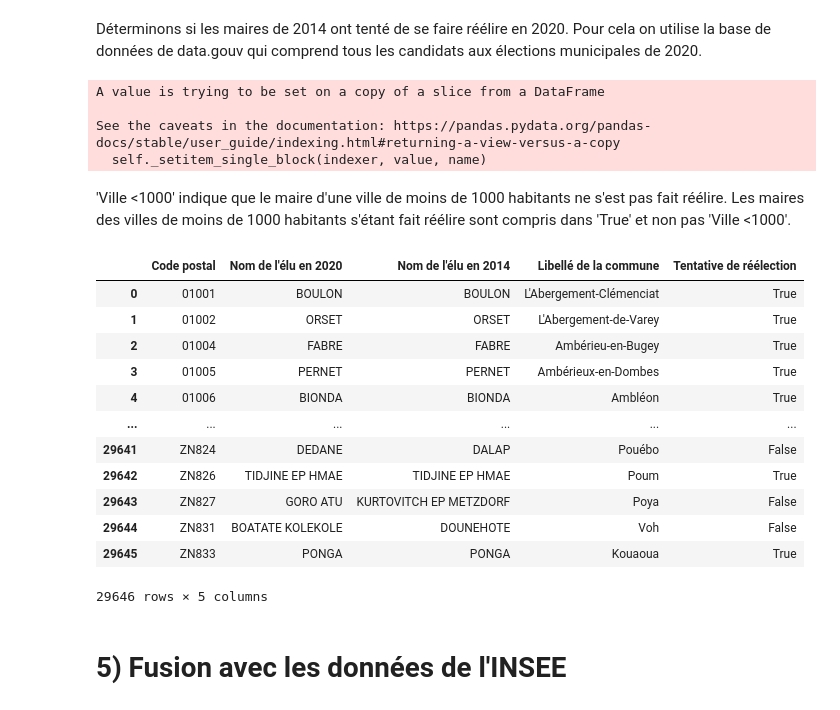
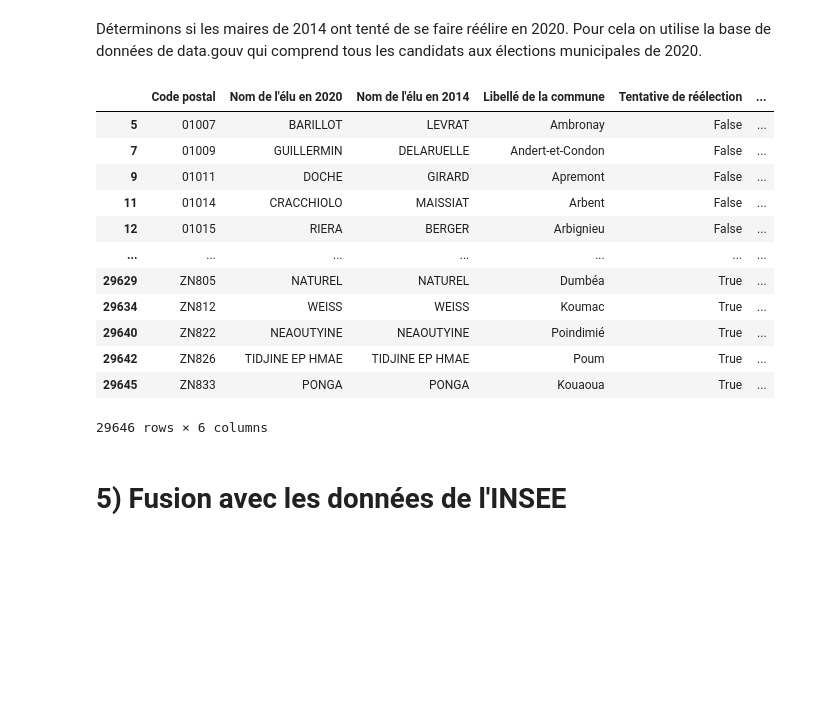
Before and after one commit to HenrideT/Projet_Python, a Jupyter notebook: Récupération.ipynb, the cells around one changed output. Drawn from its saved outputs; the diff is of its cells as text; code cells hidden in the pictures; blank space fills up the shorter version.

Commit message:
Modifications pour les maires candidats à leurs successions

```diff
--- a/Récupération.ipynb
+++ b/Récupération.ipynb
@@ -283,3 +277,6 @@ candidats_2020.reset_index(drop=True, inplace=True)
+# %%
+noms = [f'Nom.{i}' for i in range(1,62)]
+noms.insert(0, 'Nom')
 # %%
 # Fonction qui va servir à donner le même format à tous les noms
 def mise_aux_normes(ligne):
@@ -301,38 +287,45 @@ candidats_2020['Code postal'] = candidats_2020['Code du département'].astype(st
-# %%
-# Attention, l'éxécution de cette cellule prend plusieurs minutes !
-
-# Par défaut, on considère que les maires se représentent
-municipales_2014_et_2020['Tentative de réélection'] = True
-for cpt, maire in enumerate(municipales_2014_et_2020["Nom de l'élu en 2014"]):
-    # Si le maire de 2020 n'est pas celui de 2014, on regarde s'il a tenté de se faire réélire
-    if maire != municipales_2014_et_2020["Nom de l'élu en 2020"].iloc[cpt]:
-        ville = municipales_2014_et_2020['Code postal'].iloc[cpt]
-        municipales_2014_et_2020['Tentative de réélection'].iloc[cpt] = maire in candidats_2020.loc[candidats_2020['Code postal']==ville]['Nom candidat']
-        if len(candidats_2020.loc[candidats_2020['Code postal']==ville]['Nom candidat'])<1:
-            municipales_2014_et_2020['Tentative de réélection'].iloc[cpt] = 'Ville <1000'
-# %% [output]
-A value is trying to be set on a copy of a slice from a DataFrame
-
-See the caveats in the documentation: https://pandas.pydata.org/pandas-docs/stable/user_guide/indexing.html#returning-a-view-versus-a-copy
-  self._setitem_single_block(indexer, value, name)
-# %% [markdown]
-'Ville <1000' indique que le maire d'une ville de moins de 1000 habitants ne s'est pas fait réélire. Les maires des villes de moins de 1000 habitants s'étant fait réélire sont compris dans 'True' et non pas 'Ville <1000'.
-# %%
-municipales_2014_et_2020
-# %% [output]
-|  | Code postal | Nom de l'élu en 2020 | Nom de l'élu en 2014 | Libellé de la commune | Tentative de réélection |
-| 0 | 01001 | BOULON | BOULON | L'Abergement-Clémenciat | True |
-| 1 | 01002 | ORSET | ORSET | L'Abergement-de-Varey | True |
-| 2 | 01004 | FABRE | FABRE | Ambérieu-en-Bugey | True |
-| 3 | 01005 | PERNET | PERNET | Ambérieux-en-Dombes | True |
-| 4 | 01006 | BIONDA | BIONDA | Ambléon | True |
-| ... | ... | ... | ... | ... | ... |
-| 29641 | ZN824 | DEDANE | DALAP | Pouébo | False |
-| 29642 | ZN826 | TIDJINE EP HMAE | TIDJINE EP HMAE | Poum | True |
-| 29643 | ZN827 | GORO ATU | KURTOVITCH EP METZDORF | Poya | False |
-| 29644 | ZN831 | BOATATE KOLEKOLE | DOUNEHOTE | Voh | False |
-| 29645 | ZN833 | PONGA | PONGA | Kouaoua | True |
-29646 rows × 5 columns
+# %%
+#candidats[['Libellé de la commune', *noms]]
+
+# Mise aux normes de certaines colonnes, parce que dans les différentes bases de données,
+# les noms ne respectent pas exactement les mêmes standards.
+candidats['Code du département'] = candidats['Code du département'].apply(lambda ligne: change_dep(ligne))
+candidats['Code de la commune'] = candidats['Code de la commune'].apply(lambda ligne: change_commune(ligne))
+candidats[noms] = candidats[noms].apply(lambda ligne: mise_aux_normes(ligne))
+municipales_2014_et_2020['Nom de l\'élu en 2020'] = municipales_2014_et_2020['Nom de l\'élu en 2020'].apply(lambda ligne: mise_aux_normes(ligne))
+municipales_2014_et_2020['Nom de l\'élu en 2014'] = municipales_2014_et_2020['Nom de l\'élu en 2014'].apply(lambda ligne: mise_aux_normes(ligne))
+
+# Création de la colonne avec le code postal
+candidats['Code postal'] = candidats['Code du département'].astype(str) + candidats['Code de la commune'].astype(str)
+# %%
+# Attention, l'éxécution de cette cellule peut prendre un certain temps
+municipales_2014_et_2020['Noms différents'] = municipales_2014_et_2020.apply(lambda row: row["Nom de l'élu en 2014"] != row["Nom de l'élu en 2020"], axis=1)
+municipales_2014_et_2020['Tentative de réélection'] = True
+df =  municipales_2014_et_2020.loc[municipales_2014_et_2020['Noms différents']]
+df2 =  municipales_2014_et_2020.loc[municipales_2014_et_2020['Noms différents']==False]
+
+
+for cpt, maire in enumerate(municipales_2014_et_2020.loc[municipales_2014_et_2020['Noms différents']]["Nom de l'élu en 2014"]):
+    # Si le maire de 2020 n'est pas celui de 2014, on regarde s'il a tenté de se faire réélire
+    ville = municipales_2014_et_2020.loc[municipales_2014_et_2020['Noms différents']]['Code postal'].iloc[cpt]
+    df.iloc[cpt, df.columns.get_loc('Tentative de réélection')] = maire in list(candidats.loc[candidats_2020['Code postal']==ville][noms].iloc[0])
+# %%
+municipales_2014_et_2020 = pd.concat([df, df2])
+municipales_2014_et_2020
+# %% [output]
+|  | Code postal | Nom de l'élu en 2020 | Nom de l'élu en 2014 | Libellé de la commune | Tentative de réélection | ... |
+| 5 | 01007 | BARILLOT | LEVRAT | Ambronay | False | ... |
+| 7 | 01009 | GUILLERMIN | DELARUELLE | Andert-et-Condon | False | ... |
+| 9 | 01011 | DOCHE | GIRARD | Apremont | False | ... |
+| 11 | 01014 | CRACCHIOLO | MAISSIAT | Arbent | False | ... |
+| 12 | 01015 | RIERA | BERGER | Arbignieu | False | ... |
+| ... | ... | ... | ... | ... | ... | ... |
+| 29629 | ZN805 | NATUREL | NATUREL | Dumbéa | True | ... |
+| 29634 | ZN812 | WEISS | WEISS | Koumac | True | ... |
+| 29640 | ZN822 | NEAOUTYINE | NEAOUTYINE | Poindimié | True | ... |
+| 29642 | ZN826 | TIDJINE EP HMAE | TIDJINE EP HMAE | Poum | True | ... |
+| 29645 | ZN833 | PONGA | PONGA | Kouaoua | True | ... |
+29646 rows × 6 columns
 # %% [markdown]
 # 5) Fusion avec les données de l'INSEE
 # %% [markdown]
```
Also changed, not shown: parts of 4 cells of this notebook, 1 other file.
